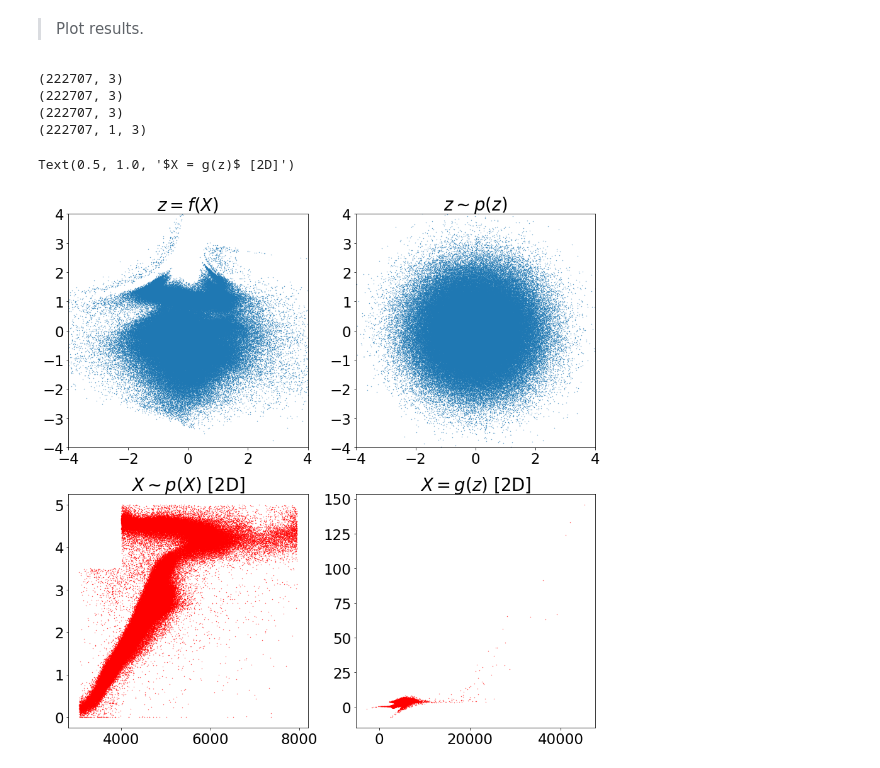
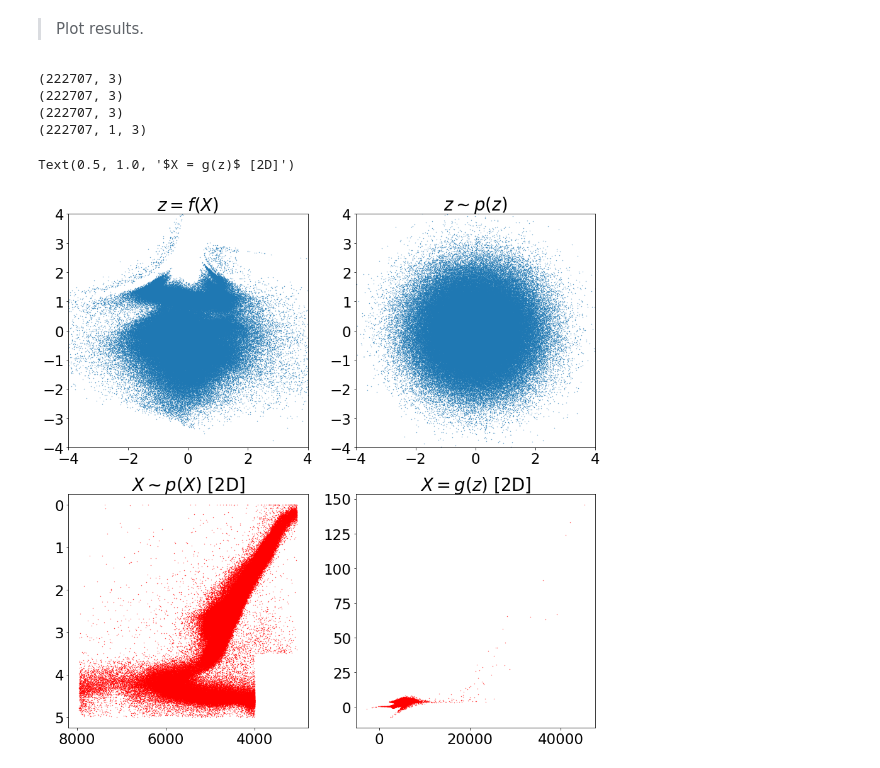
Before and after one commit to astrogilda/LSTM, a Jupyter notebook: RealNVP.ipynb, the cells around one changed output. Drawn from its saved outputs; the diff is of its cells as text; code cells hidden in the pictures.

```diff
--- a/RealNVP.ipynb
+++ b/RealNVP.ipynb
@@ -87,31 +87,33 @@ z = temp["z2"]
 print(z.shape)
 plt.subplot(222)
 plt.xlim([-4,4])
 plt.ylim([-4,4])
 plt.scatter(z[:, 0], z[:, 1], s=0.1)
 plt.title(r'$z \sim p(z)$')
 
 #-----------------------------------------------------------------------------------------
 # the 2D feature space
 x = temp["x1"]
 print(x.shape)
 plt.subplot(223)
 #plt.xlim([0,20])
 #plt.ylim([0,20])
+plt.gca().invert_xaxis()
+plt.gca().invert_yaxis()
 plt.scatter(x[:, 0], x[:, 1], c='r', s=0.1)
 plt.title(r'$X \sim p(X)$ [2D]')
 
 x = temp["x2"]
 print(x.shape)
 plt.subplot(224)
 #plt.xlim([0,20])
 #plt.ylim([0,20])
 plt.scatter(x[:, 0, 0], x[:, 0, 1], c='r', s=0.1)
 plt.title(r'$X = g(z)$ [2D]')
 # %% [output]
 (222707, 3)
 (222707, 3)
 (222707, 3)
 (222707, 1, 3)
 Text(0.5, 1.0, '$X = g(z)$ [2D]')
-[figure, old version]
+[figure, new version]
```
Also changed, not shown: 1 other file.
